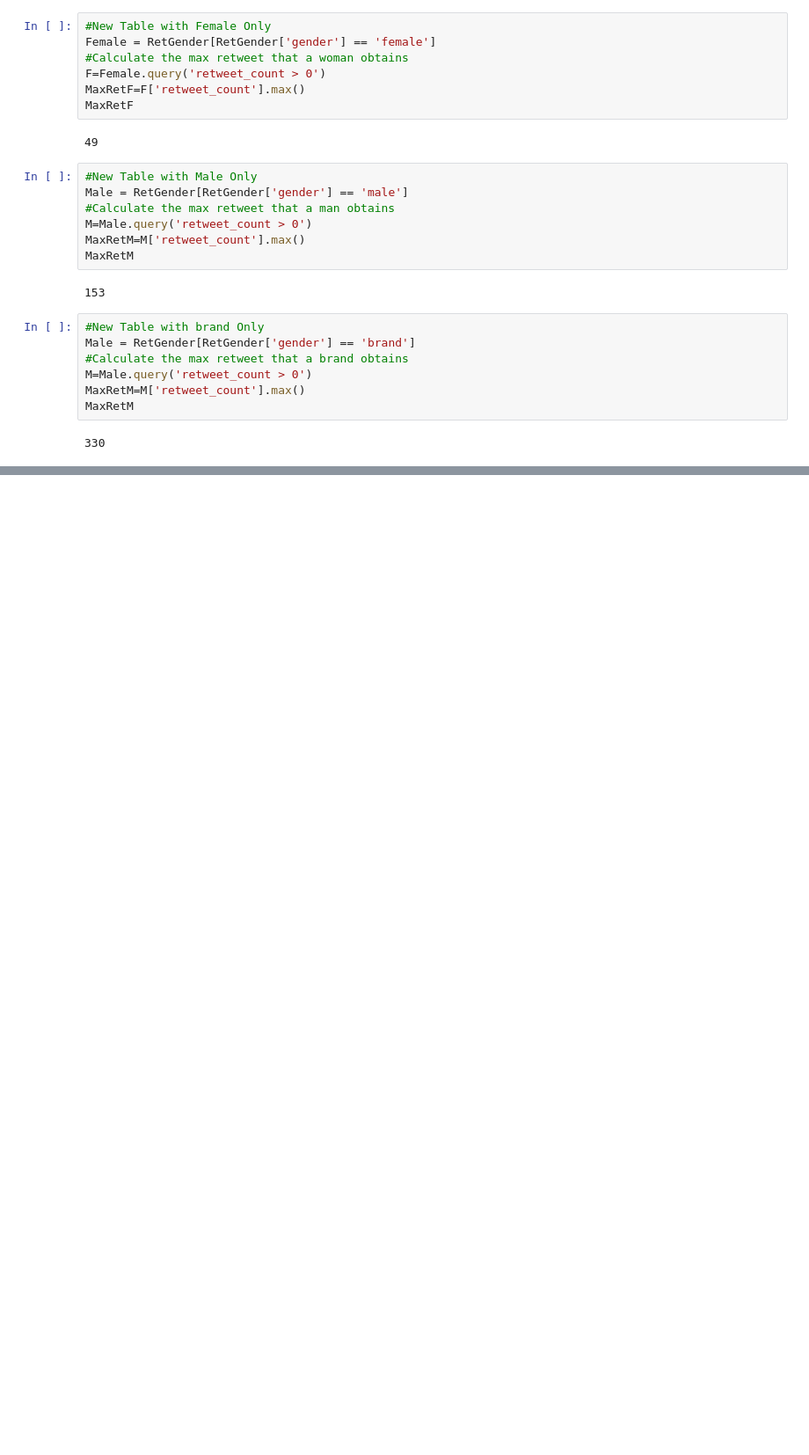
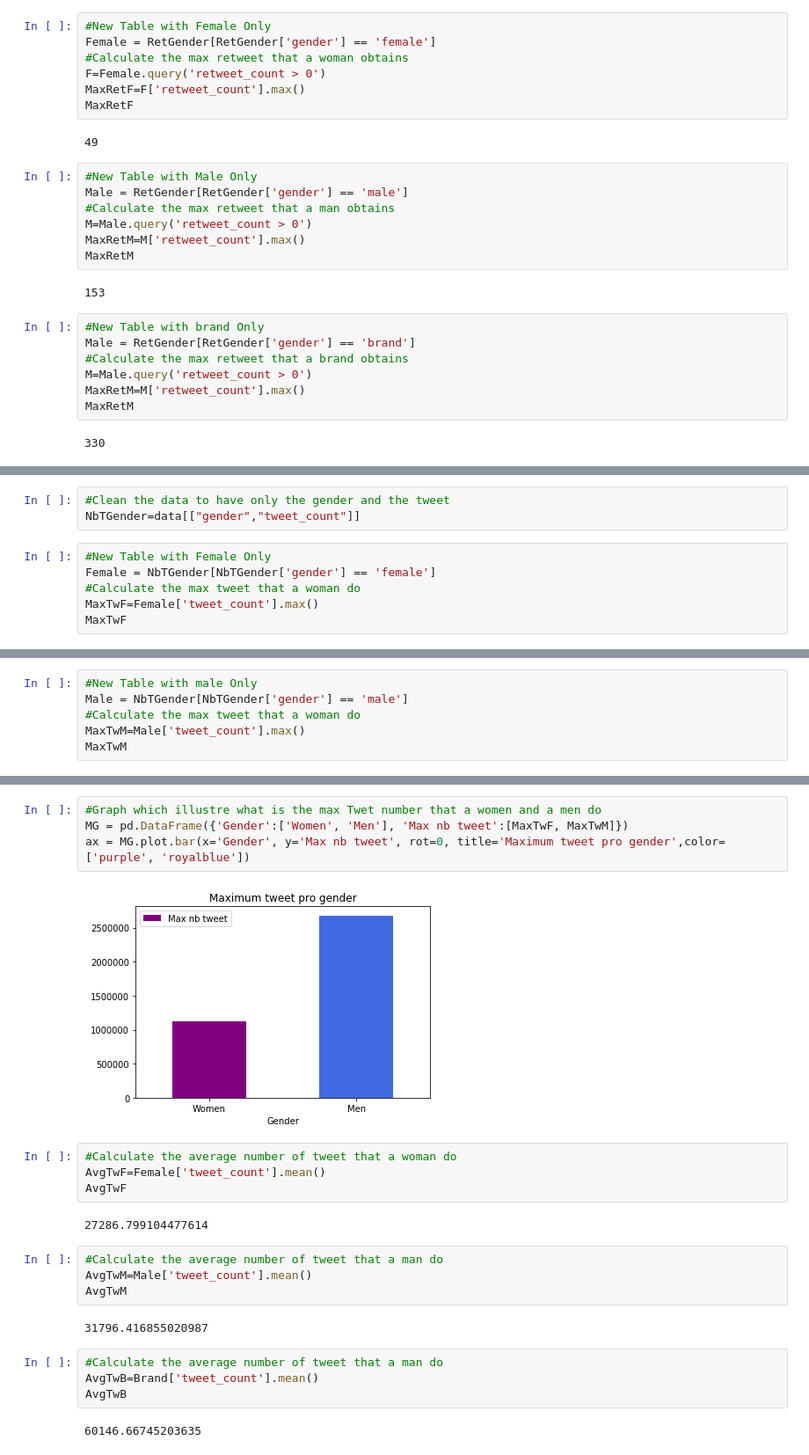
Before and after one commit to XaviJunior/omega, a Jupyter notebook: Code/Projet_Omega_GenderTweet.ipynb, the cells around one changed output, grey strips where cells are left out. Shown: that part at 88% size. Saved outputs shown, nothing was run; the diff lists cells and outputs as text; blank space fills up the shorter version.

```diff
--- a/Code/Projet_Omega_GenderTweet.ipynb
+++ b/Code/Projet_Omega_GenderTweet.ipynb
@@ -103,0 +102,9 @@ ax = MG.plot.bar(x='Gender', y='Nb retweet', rot=0, title='Maximum retweet pro g
+# %%
+#Clean the data to have only the gender and the tweet
+NbTGender=data[["gender","tweet_count"]]
+# %%
+#New Table with Female Only
+Female = NbTGender[NbTGender['gender'] == 'female']
+#Calculate the max tweet that a woman do
+MaxTwF=Female['tweet_count'].max()
+MaxTwF
@@ -103,0 +113,6 @@ ax = MG.plot.bar(x='Gender', y='Nb retweet', rot=0, title='Maximum retweet pro g
+# %%
+#New Table with male Only
+Male = NbTGender[NbTGender['gender'] == 'male']
+#Calculate the max tweet that a woman do
+MaxTwM=Male['tweet_count'].max()
+MaxTwM
@@ -103,0 +129,24 @@ ax = MG.plot.bar(x='Gender', y='Nb retweet', rot=0, title='Maximum retweet pro g
+# %%
+#Graph which illustre what is the max Twet number that a women and a men do
+MG = pd.DataFrame({'Gender':['Women', 'Men'], 'Max nb tweet':[MaxTwF, MaxTwM]})
+ax = MG.plot.bar(x='Gender', y='Max nb tweet', rot=0, title='Maximum tweet pro gender',color=['purple', 'royalblue'])
+# %% [output]
+[figure, added]
+# %%
+#Calculate the average number of tweet that a woman do
+AvgTwF=Female['tweet_count'].mean()
+AvgTwF
+# %% [output]
+27286.799104477614
+# %%
+#Calculate the average number of tweet that a man do
+AvgTwM=Male['tweet_count'].mean()
+AvgTwM
+# %% [output]
+31796.416855020987
+# %%
+#Calculate the average number of tweet that a man do
+AvgTwB=Brand['tweet_count'].mean()
+AvgTwB
+# %% [output]
+60146.66745203635
```
Also changed, not shown: parts of 15 cells of this notebook.
